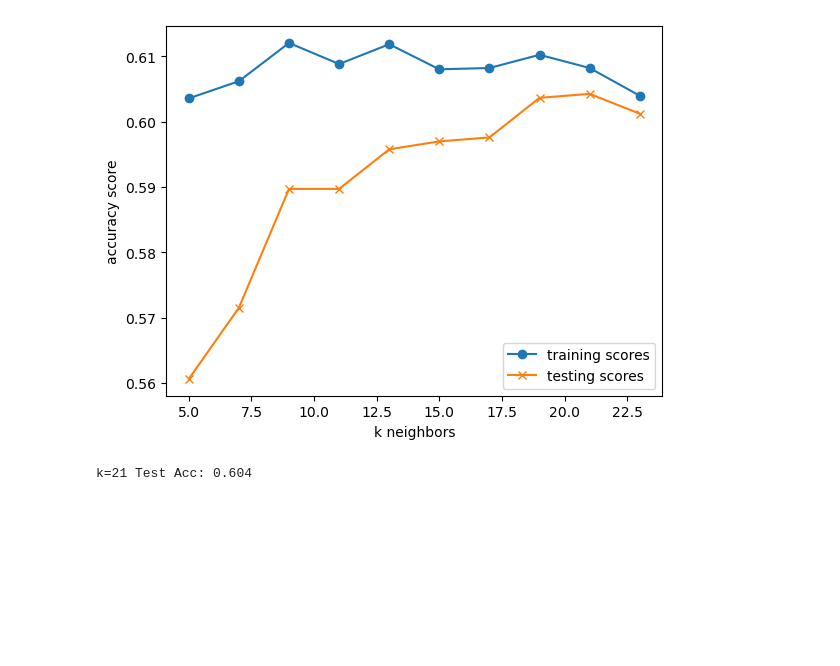
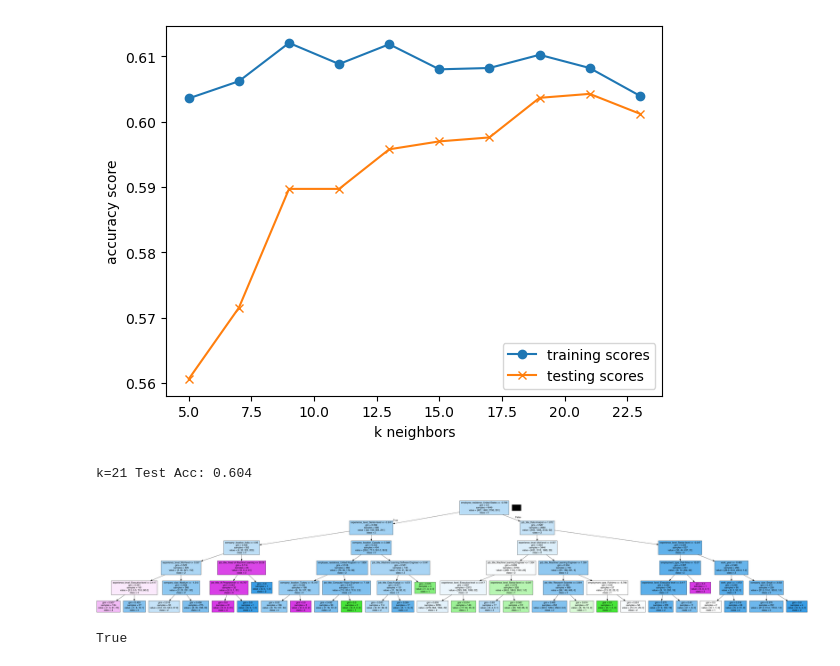
Before and after one commit to tlockhart/project-2, a Jupyter notebook: preliminary_research/salary_data_classifier.ipynb, the cells around one changed output. Drawn from its saved outputs; the diff is of its cells as text; code cells hidden in the pictures; blank space fills up the shorter version.

```diff
--- a/preliminary_research/salary_data_classifier.ipynb
+++ b/preliminary_research/salary_data_classifier.ipynb
@@ -292,7 +307,7 @@ def r2_adj(x, y, model):
 models = {
     "KNN": KNeighborsClassifier(n_neighbors=5),
     "SVC": SVC(kernel='linear'),
-    "DTC": DecisionTreeClassifier()
+    "DTC": DecisionTreeClassifier(max_depth=5)
 }
 
 for name, model in models.items():
@@ -387,0 +507,27 @@ k=21 Test Acc: 0.604
+# %%
+# Visualize Decision Tree:
+# Create DOT data
+dot_data = tree.export_graphviz(
+    model, out_file=None, feature_names=X_encoded.columns, class_names=["0", "1", "2", "3"], filled=True
+)
+
+# Draw graph
+graph = pydotplus.graph_from_dot_data(dot_data)
+
+# Show graph
+Image(graph.create_png())
+# %% [output]
+[figure, added]
+# %%
+# When saving the image, graph.write_<file_type>() must take a string object
+file_path = "employee_salary_tree.pdf"
+
+# Save the tree as PDF
+graph.write_pdf(file_path)
+
+
+# Save the tree as PNG
+file_path = "employee_salary_tree.png"
+graph.write_png(file_path)
+# %% [output]
+True
```
Also changed, not shown: parts of 15 cells of this notebook, 3 other files.
